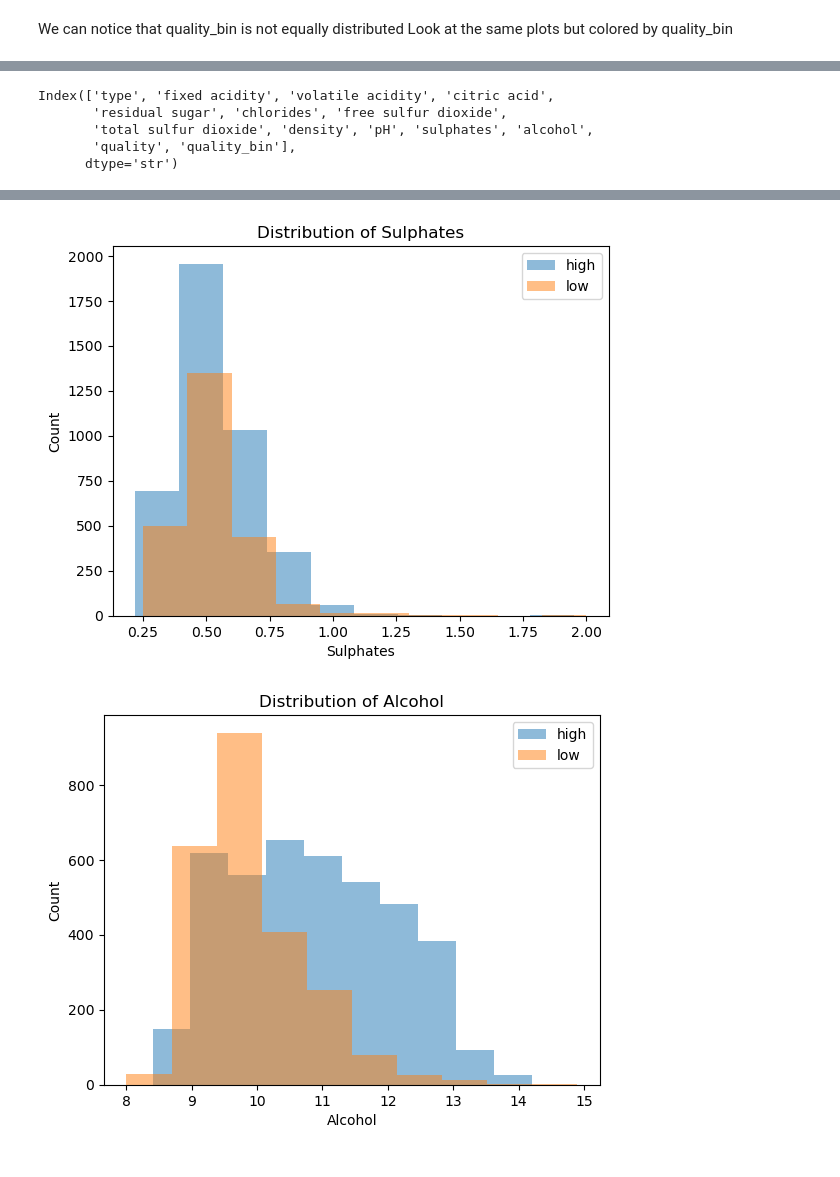
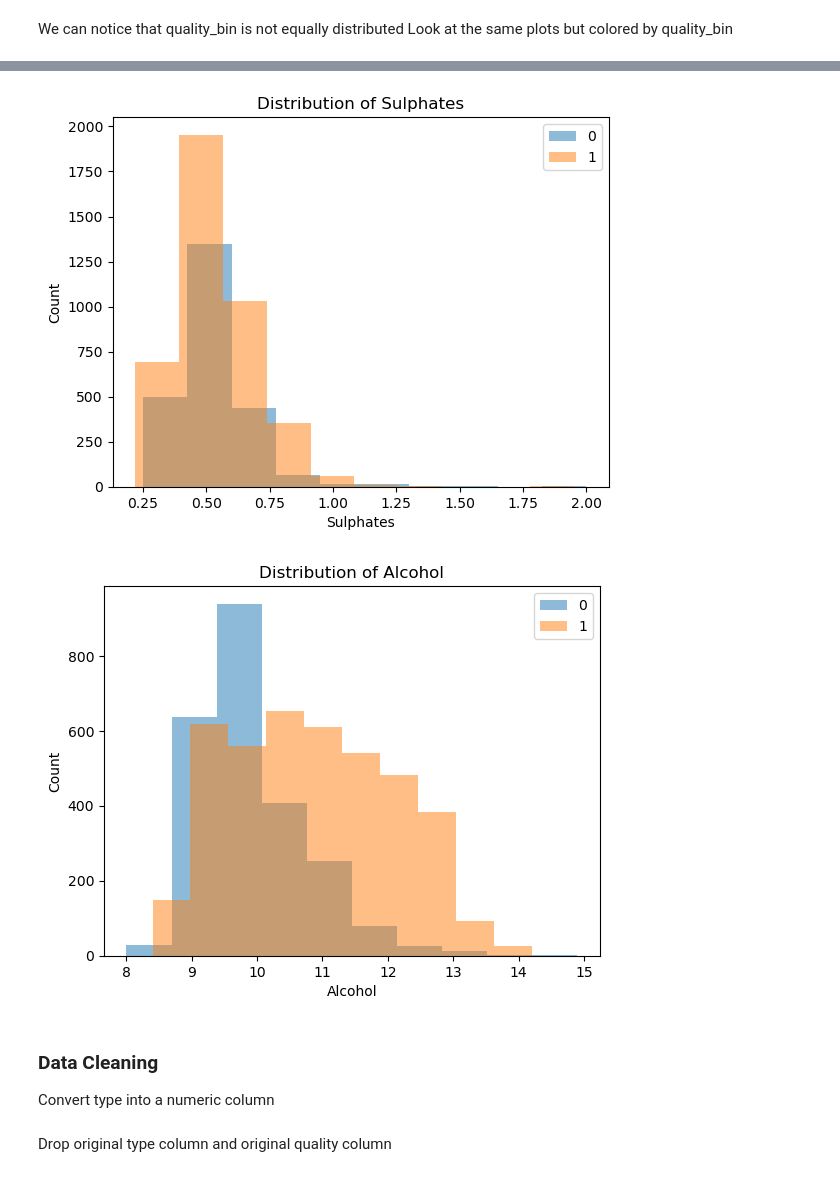
Before and after one commit to sarah-innis/predicting-wine-quality, a Jupyter notebook: data_analysis.ipynb, the cells around one changed output, grey strips where cells are left out. Drawn from its saved outputs; the diff is of its cells as text; code cells hidden in the pictures.

```diff
--- a/data_analysis.ipynb
+++ b/data_analysis.ipynb
@@ -115,7 +101,9 @@ clean_wine['quality_bin'] = np.where(clean_wine['quality'] > 5, 'high', 'low')
+# %%
+wine['quality_bin'] = [1 if x > 5 else 0 for x in wine.quality]
 # %%
-for col in clean_wine.columns:
+for col in wine.columns:
     fig, ax = plt.subplots()
-    ax.hist(clean_wine[col])
+    ax.hist(wine[col])
     ax.set_xlabel(col.title())
     ax.set_ylabel("Count")
     ax.set_title(f"Distribution of {col.title()}")
@@ -146,11 +128,3 @@ Text(0.5, 1.0, 'Alcohol by Quality Bin')
-# %%
-clean_wine.columns
-# %% [output]
-Index(['type', 'fixed acidity', 'volatile acidity', 'citric acid',
-       'residual sugar', 'chlorides', 'free sulfur dioxide',
-       'total sulfur dioxide', 'density', 'pH', 'sulphates', 'alcohol',
-       'quality', 'quality_bin'],
-      dtype='str')
 # %%
 numeric_features = ['fixed acidity', 'volatile acidity', 'citric acid',
        'residual sugar', 'chlorides', 'free sulfur dioxide',
@@ -158,7 +132,7 @@ numeric_features = ['fixed acidity', 'volatile acidity', 'citric acid',
 
 for col in numeric_features:
     fig, ax = plt.subplots()
-    clean_wine.groupby('quality_bin')[col].plot(kind='hist', alpha=0.5, legend=True, ax = ax)
+    wine.groupby('quality_bin')[col].plot(kind='hist', alpha=0.5, legend=True, ax = ax)
     ax.set_xlabel(col.title())
     ax.set_ylabel("Count")
     ax.set_title(f"Distribution of {col.title()}")
@@ -175,2 +149,5 @@ for col in numeric_features:
-[figure, old version]
+[figure, new version]
-[figure, old version]
+[figure, new version]
+# %% [markdown]
+### Data Cleaning
+Convert type into a numeric column
@@ -176,0 +157,2 @@ for col in numeric_features:
+# %% [markdown]
+Drop original type column and original quality column
```
Also changed, not shown: parts of 18 cells of this notebook, 3 other files.
